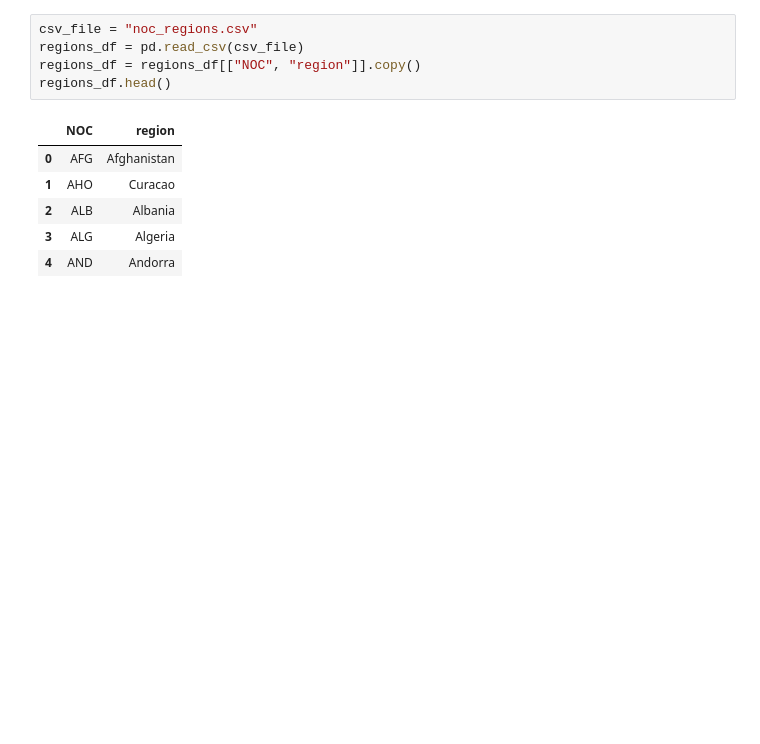
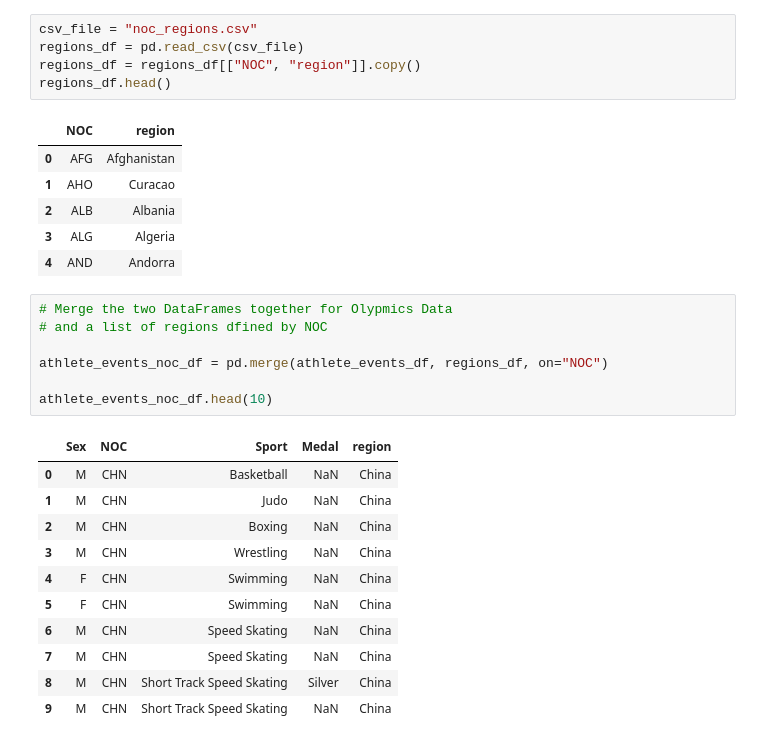
Before and after one commit to alpeshpatelgwu/etl_congressional, a Jupyter notebook: Olympics ETL.ipynb, the cells around one changed output. Saved outputs shown, nothing was run; the diff lists cells and outputs as text; blank space fills up the shorter version.

```diff
--- a/Olympics ETL.ipynb
+++ b/Olympics ETL.ipynb
@@ -36,3 +49,22 @@ regions_df.head()
 | 2 | ALB | Albania |
 | 3 | ALG | Algeria |
 | 4 | AND | Andorra |
+# %%
+# Merge the two DataFrames together for Olypmics Data
+# and a list of regions dfined by NOC
+
+athlete_events_noc_df = pd.merge(athlete_events_df, regions_df, on="NOC")
+
+athlete_events_noc_df.head(10)
+# %% [output]
+|  | Sex | NOC | Sport | Medal | region |
+| 0 | M | CHN | Basketball | NaN | China |
+| 1 | M | CHN | Judo | NaN | China |
+| 2 | M | CHN | Boxing | NaN | China |
+| 3 | M | CHN | Wrestling | NaN | China |
+| 4 | F | CHN | Swimming | NaN | China |
+| 5 | F | CHN | Swimming | NaN | China |
+| 6 | M | CHN | Speed Skating | NaN | China |
+| 7 | M | CHN | Speed Skating | NaN | China |
+| 8 | M | CHN | Short Track Speed Skating | Silver | China |
+| 9 | M | CHN | Short Track Speed Skating | NaN | China |
```
Also changed, not shown: parts of 19 cells of this notebook, 1 other file.
